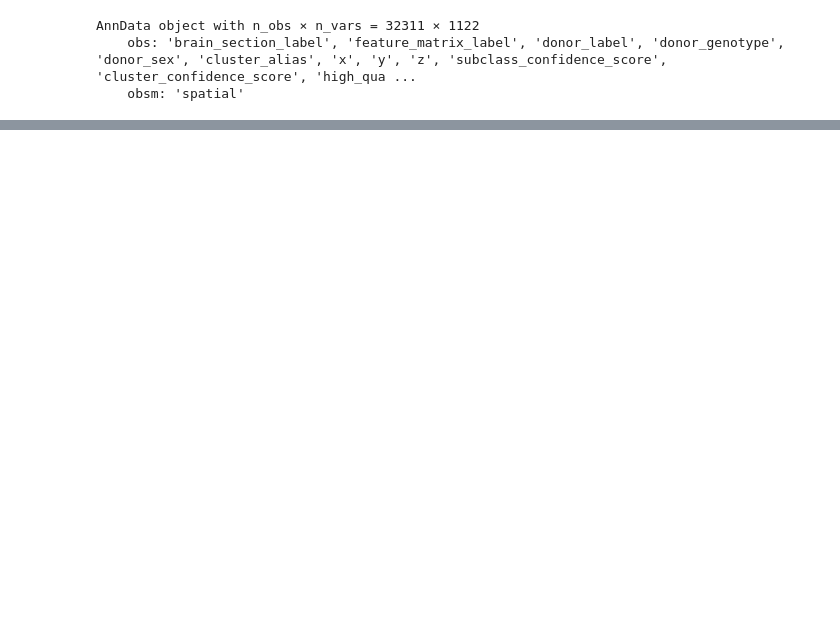
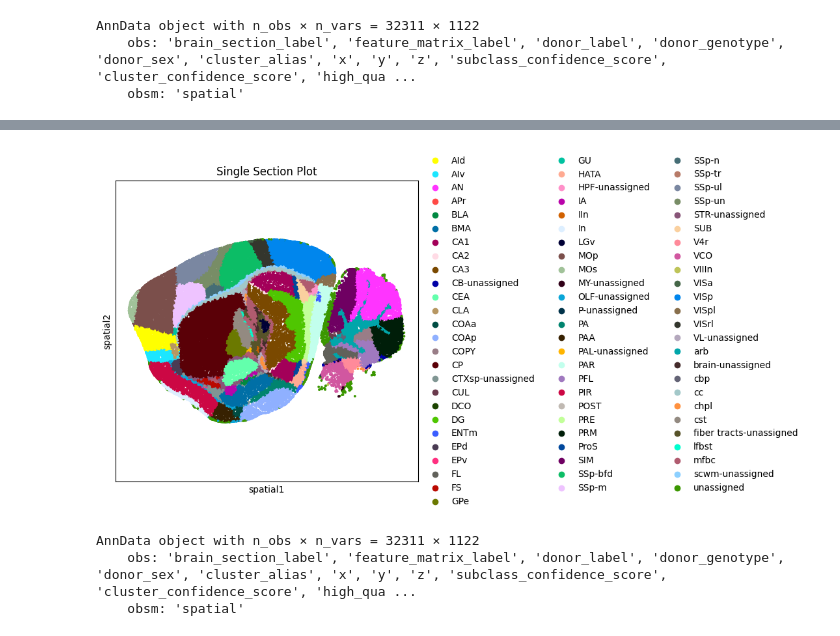
Before and after one commit to BoevaLab/spatial-augmentations, a Jupyter notebook: notebooks/merfish_large.ipynb, the cells around one changed output, grey strips where cells are left out. Cells and saved outputs as stored; diff of their text form; code cells hidden in the pictures; blank space fills up the shorter version.

Commit message:
fixed error using wrong coordiantes for zhuang data

```diff
--- a/notebooks/merfish_large.ipynb
+++ b/notebooks/merfish_large.ipynb
@@ -209,0 +117,31 @@ plt.show()
+# %%
+adata = adata3
+color_key = "parcellation_structure"  # Key in adata.obs for coloring
+
+fig, ax = plt.subplots(figsize=(6, 6))
+sc.pl.embedding(
+    adata,
+    basis="spatial",  # Use the 'spatial' basis
+    color=color_key,  # Color by the desired key
+    size=30,          # Adjust point size
+    ax=ax,            # Use the custom subplot
+    show=False        # Prevent immediate display
+)
+
+ax.set_ylim(11, 0)  # Flip the y-axis
+ax.set_xlim(0, 11)  # Set x-axis limits
+ax.axis("equal")    # Ensure equal aspect ratio
+ax.set_xticks([])   # Remove x-axis ticks
+ax.set_yticks([])   # Remove y-axis ticks
+ax.set_title("Single Section Plot")  # Add a title
+
+# Show the plot
+plt.show()
+# %% [output]
+[figure, added]
+# %%
+adata1
+# %% [output]
+AnnData object with n_obs × n_vars = 32311 × 1122
+    obs: 'brain_section_label', 'feature_matrix_label', 'donor_label', 'donor_genotype', 'donor_sex', 'cluster_alias', 'x', 'y', 'z', 'subclass_confidence_score', 'cluster_confidence_score', 'high_qua ...
+    obsm: 'spatial'
```
Also changed, not shown: parts of 6 cells of this notebook, 2 other files.
